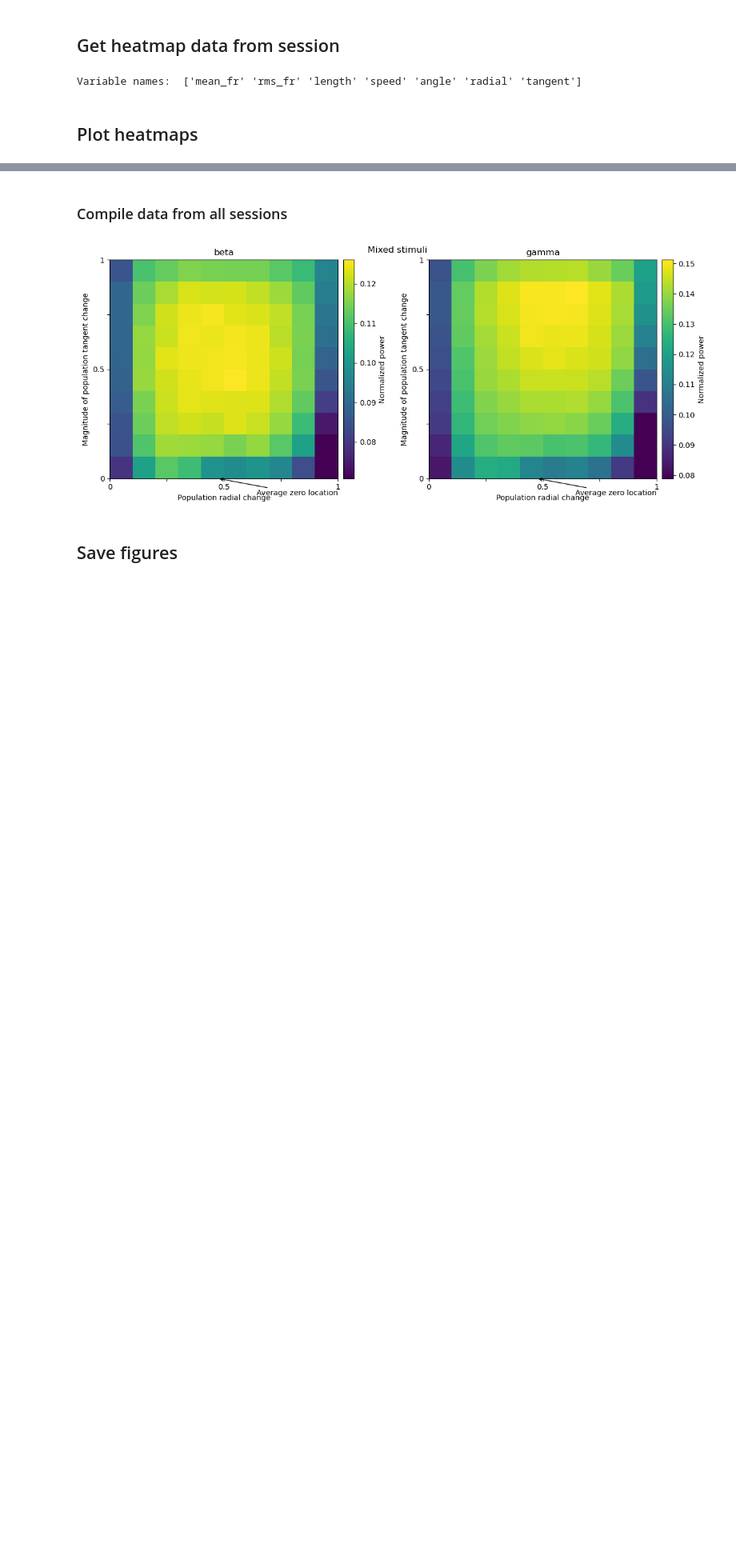
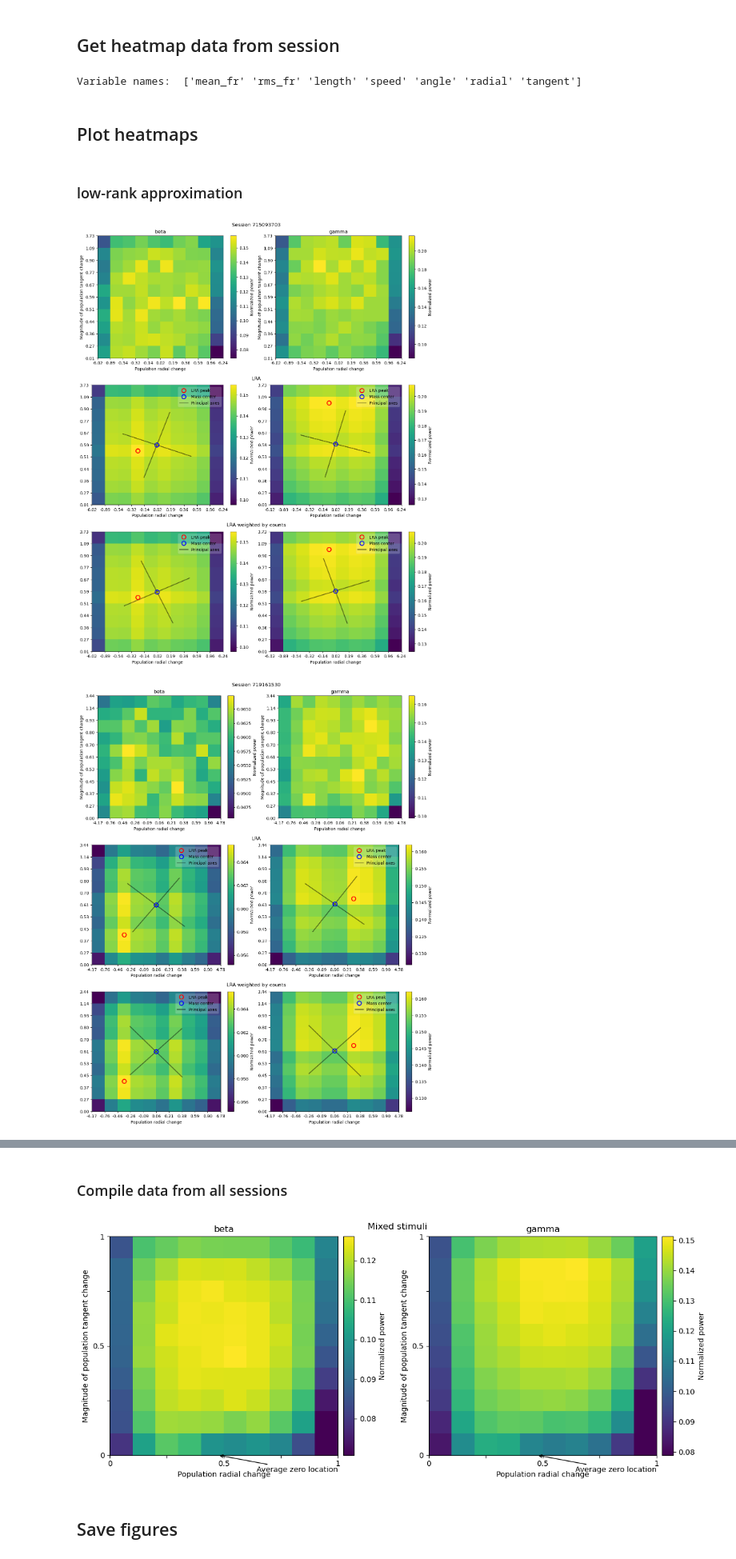
Before and after one commit to chenziao/Analyzing_Allen_Visual_Coding_Neuropixels_Dataset, a Jupyter notebook: notebooks/compile_power_heatmap.ipynb, the cells around one changed output, grey strips where cells are left out. Shown at 80% size. Saved outputs shown, nothing was run; the diff lists cells and outputs as text; code cells hidden in the pictures; blank space fills up the shorter version.

Commit message:
Update center estimation on the power heatmap of population vector analysis

```diff
--- a/notebooks/compile_power_heatmap.ipynb
+++ b/notebooks/compile_power_heatmap.ipynb
@@ -101,0 +102,19 @@ xticks_fmt, yticks_fmt = power_ds.fmt.sel(variable_name=[x_var, y_var]).values
+# %% [markdown]
+### low-rank approximation
+# %%
+center_shape = (sessions.size, wave_bands.size, 2)
+center_ds = xr.Dataset(
+    data_vars=dict(
+        power_lra=heatmap_ds.power.copy(),
+        lra_center=(('session', 'wave_band', 'axes'), np.empty(center_shape)),
+        mass_center=(('session', 'wave_band', 'axes'), np.empty(center_shape)),
+        pc_axes=(('session', 'wave_band', 'pc', 'axes'), np.empty(center_shape + (2, ))),
+    ),
+    coords=dict(
+        session=heatmap_ds.coords['session'],
+        wave_band=heatmap_ds.coords['wave_band'],
+        axes=['x', 'y'],
+        pc=np.arange(2)
+    )
+)
+center_weighted_ds = center_ds.copy(deep=True)
@@ -101,0 +151,45 @@ xticks_fmt, yticks_fmt = power_ds.fmt.sel(variable_name=[x_var, y_var]).values
+# %%
+n_std = 1
+
+# Individual sessions power heatmap
+for session_id in heatmap_ds.coords['session'].values[:3]:
+    x_bins = bin_edges.sel(session=session_id).x_edges
+    y_bins = bin_edges.sel(session=session_id).y_edges
+    dss = [center_ds.sel(session=session_id), center_weighted_ds.sel(session=session_id)]
+
+    # fig, axs = plt.subplots(3, 2, figsize=(12, 15))
+    fig = plt.figure(figsize=(12, 15), constrained_layout=True)
+    subfigs = fig.subfigures(3, 1)
+    axs = [sf.subplots(1, 2) for sf in subfigs]
+    for j, w in enumerate(wave_bands):
+        ax = axs[0][j]
+        pcm, _ = heatmap_in_grid(heatmap_ds.power.sel(session=session_id, wave_band=w).values,
+            x_bins, y_bins, xticks_fmt=xticks_fmt, yticks_fmt=yticks_fmt, even_grid=True, ax=ax)
+        plt.colorbar(mappable=pcm, ax=ax, label='Normalized power', pad=0.02)
+        ax.set_xlabel(xlabel)
+        ax.set_ylabel(ylabel)
+        ax.set_title(w)
+
+        for i, ds in enumerate(dss):
+            ax = axs[i + 1][j]
+            ds = ds.sel(wave_band=w)
+            pcm, _ = heatmap_in_grid(ds.power_lra.values, x_bins, y_bins,
+                xticks_fmt=xticks_fmt, yticks_fmt=yticks_fmt, even_grid=True, ax=ax)
+            plt.colorbar(mappable=pcm, ax=ax, label='Normalized power', pad=0.02)
+
+            pc_axes = ds.mass_center.values[:, None] + n_std * np.array([-1, 1]) * ds.pc_axes.values[..., None]
+            hd3 = ax.plot(*pc_axes[0], color='k', linewidth=2, alpha=0.5)[0]
+            ax.plot(*pc_axes[1], color='k', linewidth=2, alpha=0.5)
+            hd1 = ax.plot(*ds.lra_center, 'ro', markersize=10, markerfacecolor='none', markeredgewidth=2)[0]
+            hd2 = ax.plot(*ds.mass_center, 'bo', markersize=10, markerfacecolor='none', markeredgewidth=2)[0]
+
+            ax.set_xlabel(xlabel)
+            ax.legend([hd1, hd2, hd3], ['LRA peak', 'Mass center', 'Principal axes'], framealpha=0.2)
+    fig.suptitle(f"Session {session_id:d}")
+    subfigs[1].suptitle('LRA')
+    subfigs[2].suptitle('LRA weighted by counts')
+
+    plt.show()
+# %% [output]
+[figure, added]
+[figure, added]
```
Also changed, not shown: parts of 6 cells of this notebook, 2 other files.
